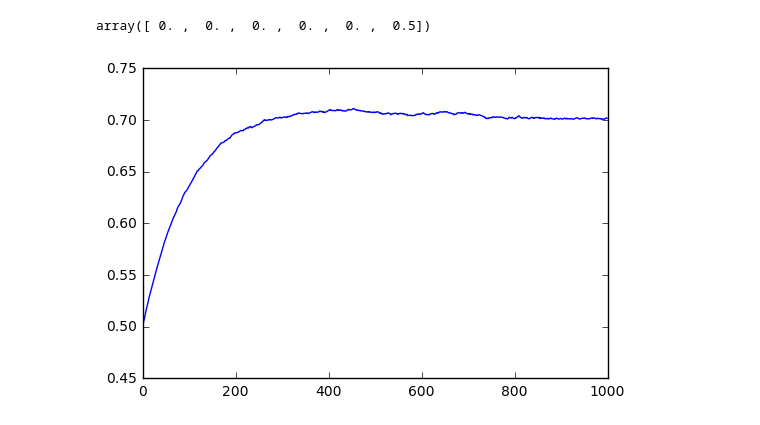
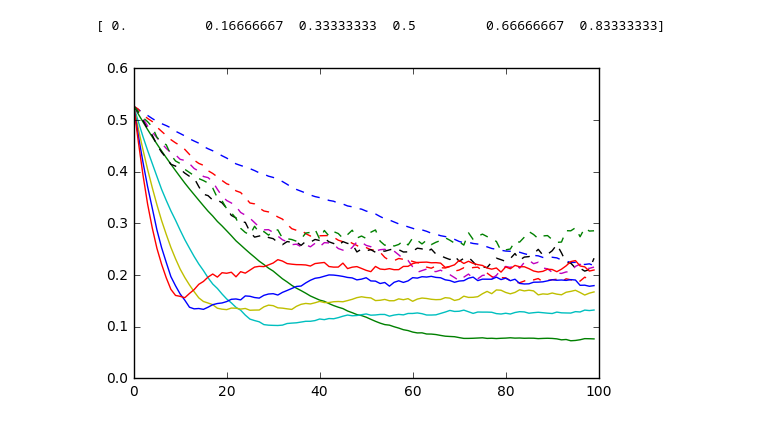
Before and after one commit to mtanneau/ReinforcementLearningClass, a Jupyter notebook: TD/Sutton_6.2.ipynb, the cells around one changed output. Drawn from its saved outputs; the diff is of its cells as text; code cells hidden in the pictures.

```diff
--- a/TD/Sutton_6.2.ipynb
+++ b/TD/Sutton_6.2.ipynb
@@ -6,4 +6,4 @@ import matplotlib.pyplot as plt
 nbStates = 6 #nincluding terminal states
 S=np.arange(nbStates)
 pi=0.5*np.ones(nbStates)
-gamma=0.9
+gamma=1.0
@@ -17,30 +10,38 @@ nbAlpha = np.size(alpha_MC)
-# %%
-#construct P_pi
-P_pi=np.diag(0.5*np.ones(nbStates-1),1)+np.diag(0.5*np.ones(nbStates-1),-1)
-P_pi[0,0]=1.0
-P_pi[0,1]=0.0
-P_pi[nbStates-1,0]=0.5
-
-#define r_pi
-r_pi = np.zeros(nbStates)
-r_pi[nbStates-1]=0.5
-r_pi
-# %% [output]
-array([ 0. ,  0. ,  0. ,  0. ,  0. ,  0.5])
+# %%
+nbEpisodes = 100
+nbRuns=100
+
+alpha_MC = (1.0+np.arange(5))/100.0
+alpha_TD = (1.0+np.arange(5))/20.0
+nbAlpha = np.size(alpha_MC)
+# %%
+v_pi=(1.0/6.0)*np.arange(nbStates)
+print v_pi
+# %% [output]
+[ 0.          0.16666667  0.33333333  0.5         0.66666667  0.83333333]
 # %%
-#v_MC = 0.5*np.ones((nbAlpha, nbRuns, nbEpisodes,nbStates))
+v_MC = 0.5*np.ones((nbAlpha, nbRuns, nbEpisodes,nbStates))
 v_TD = 0.5*np.ones((nbAlpha, nbRuns, nbEpisodes,nbStates))
 v_TD[:,:,:,0]=0.0
-#v_MC[:,:,:,0]=0.0
+v_MC[:,:,:,0]=0.0
 
 for a in range(nbAlpha):
     for r in range(nbRuns):
         for e in range(1,nbEpisodes):
             #retain values from last episode
             v_TD[a,r,e,:]=v_TD[a,r,e-1,:]
+            v_MC[a,r,e,:]=v_MC[a,r,e-1,:]
 
-            s=3
+            G=0 #total return, G=1 if episode ends on the right, 0 otherwise
+            s=3 #initial state
+
+            nbVisits = np.zeros(nbStates)
+
             while(s>0):
+
+                #count the number of visits to that state
+                nbVisits[s]+=1
+
                 if(np.random.rand()<pi[s]):
                     #go left
                     v_TD[a,r,e,s] = v_TD[a,r,e,s] + alpha_TD[a]*(0+gamma*v_TD[a,r,e,s-1]-v_TD[a,r,e,s])
@@ -49,12 +50,25 @@ for a in range(nbAlpha):
                     #go right, episode ends
                     v_TD[a,r,e,s] = v_TD[a,r,e,s] + alpha_TD[a]*(1+gamma*v_TD[a,r,e,0]-v_TD[a,r,e,s])
                     s=0
+                    G=1
                 else:
                     #go right
                     v_TD[a,r,e,s] = v_TD[a,r,e,s] + alpha_TD[a]*(0+gamma*v_TD[a,r,e,s+1]-v_TD[a,r,e,s])
                     s+=1
+
+            #now that episode is ended, perform MC update of visited states
+            for s in range(1,nbStates):
+                for i in range(int(nbVisits[s])):
+                    v_MC[a,r,e,s]=v_MC[a,r,e,s] + alpha_MC[a]*(G-v_MC[a,r,e,s])
-# %%
-plt.plot(range(nbEpisodes),np.average(v_TD,1)[0,:,5],'-')
-plt.show()
-# %% [output]
-[figure, removed]
+# %%
+#compute RMS errors for each alpha value
+rms_MC = np.average(np.sqrt(np.sum(np.square(v_MC[:,:,:,:]-v_pi),3)),1)
+rms_TD = np.average(np.sqrt(np.sum(np.square(v_TD[:,:,:,:]-v_pi),3)),1)
+
+for a in range(nbAlpha):
+    plt.plot(range(nbEpisodes),rms_MC[a,:],'--')
+    plt.plot(range(nbEpisodes),rms_TD[a,:],'-')
+
+plt.show()
+# %% [output]
+[figure, added]
```
Also changed, not shown: parts of 1 cell of this notebook.
